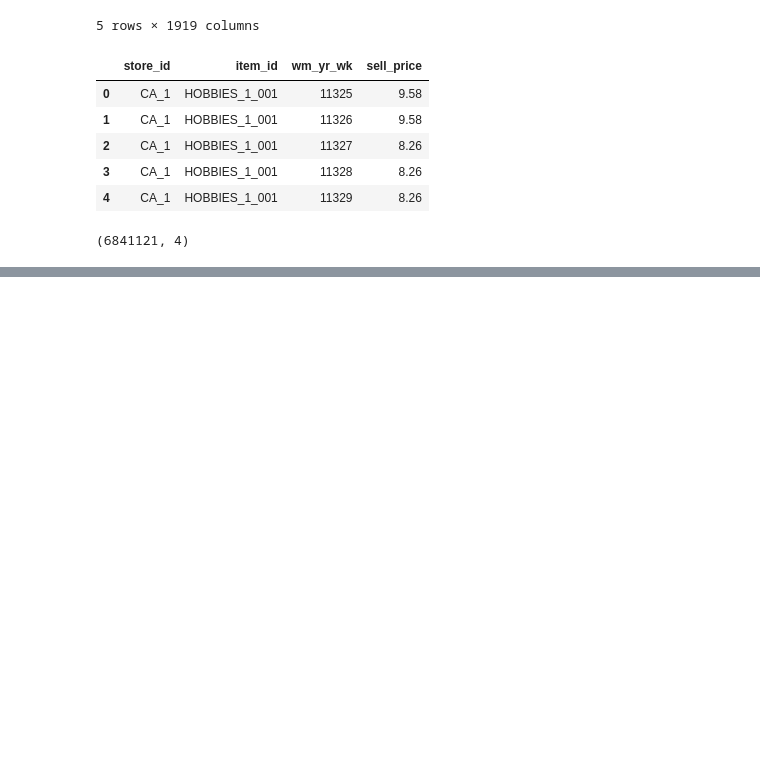
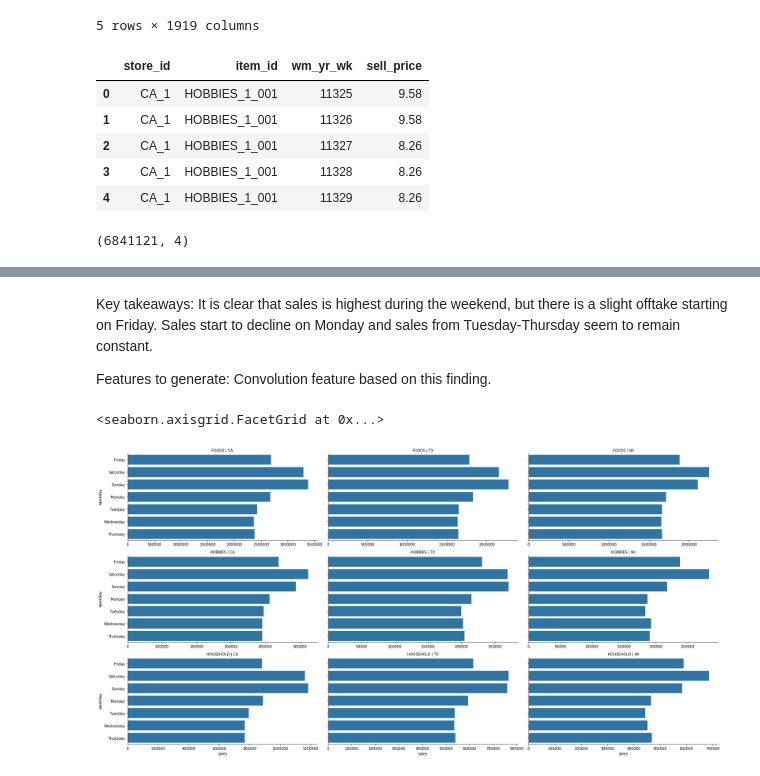
Before and after one commit to jekkiechan/m5, a Jupyter notebook: eda.ipynb, the cells around one changed output, grey strips where cells are left out. Drawn from its saved outputs; the diff is of its cells as text; code cells hidden in the pictures; blank space fills up the shorter version.

```diff
--- a/eda.ipynb
+++ b/eda.ipynb
@@ -73,0 +144,21 @@ sales_nation.sort_values(['cat_id', 'wm_yr_wk'], inplace=True)
+# %%
+sales_dow = sales_nation.groupby(['cat_id', 'state_id', 'weekday'])['sales'].agg('sum').reset_index()
+# %% [markdown]
+Key takeaways:
+It is clear that sales is highest during the weekend, but there is a slight offtake starting on Friday. Sales start to decline on Monday and sales from Tuesday-Thursday seem to remain constant.
+
+Features to generate:
+Convolution feature based on this finding.
+# %%
+grid = sns.FacetGrid(sales_dow, row='cat_id', col='state_id', height=4, aspect=2, sharex=False)
+
+grid.map(sns.barplot,
+         'sales',
+         'weekday',
+         order=['Friday', 'Saturday', 'Sunday', 'Monday', 'Tuesday', 'Wednesday', 'Thursday'])
+
+grid.set_titles(row_template = '{row_name}', col_template = '{col_name}')
+grid.add_legend()
+# %% [output]
+<seaborn.axisgrid.FacetGrid at 0x...>
+[figure, added]
```
Also changed, not shown: parts of 23 cells of this notebook.
